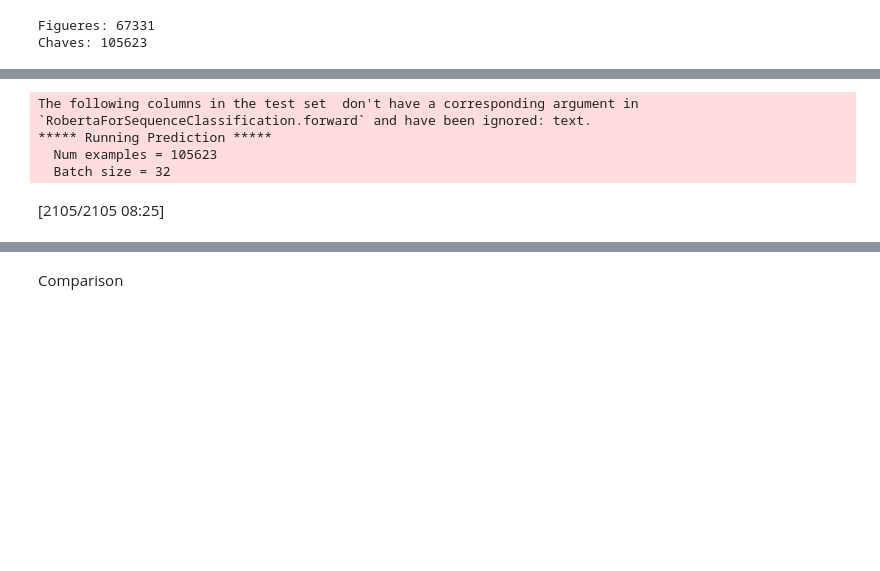
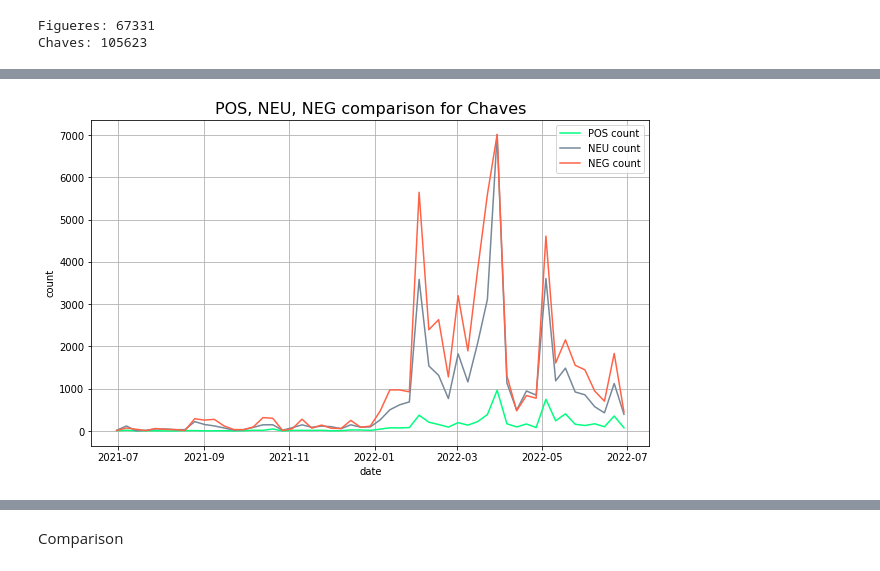
Before and after one commit to sergiolives19/Naveler, a Jupyter notebook: Costa Rica/Costa_Rica_candidates_analysis_2.ipynb, the cells around one changed output, grey strips where cells are left out. Saved outputs shown, nothing was run; the diff lists cells and outputs as text; code cells hidden in the pictures; blank space fills up the shorter version.

```diff
--- a/Costa Rica/Costa_Rica_candidates_analysis_2.ipynb
+++ b/Costa Rica/Costa_Rica_candidates_analysis_2.ipynb
@@ -139,17 +194,13 @@ for date, tweet, relevance in chaves_documents:
 chaves_prob_pos = []
 chaves_prob_neu = []
 chaves_prob_neg = []
+chaves_labels = []
 outputs = sentiment_analyzer.predict(chaves_texts)
 for output in outputs:
   chaves_prob_pos.append(output.probas["POS"])
   chaves_prob_neu.append(output.probas["NEU"])
   chaves_prob_neg.append(output.probas["NEG"])
+  chaves_labels.append(output.output)
-# %% [output]
-The following columns in the test set  don't have a corresponding argument in `RobertaForSequenceClassification.forward` and have been ignored: text.
-***** Running Prediction *****
-  Num examples = 105623
-  Batch size = 32
-[2105/2105 08:25]
 # %%
 chaves_scores = list(np.array(chaves_prob_pos) + 0.5*np.array(chaves_prob_neu)) #score = 1*prob_pos + 0.5*prob_neu + 0*prob_neg
 chaves_ponderated_scores = list(np.array(chaves_scores) + np.array(chaves_relevance)*np.array(chaves_scores)) #ponderated_score = score*(1+relevance)
@@ -189,0 +269,16 @@ chaves_volumes.append(count_)
+# %%
+colors = ['springgreen', 'lightslategrey', 'tomato']
+# %%
+fig, ax = plt.subplots()
+fig.set_size_inches(10, 6)
+ax.plot(chaves_reduced_dates, chaves_pos_count, color=colors[0])
+ax.plot(chaves_reduced_dates, chaves_neu_count, color=colors[1])
+ax.plot(chaves_reduced_dates, chaves_neg_count, color=colors[2])
+ax.set_title("POS, NEU, NEG comparison for Chaves", fontsize=16)
+ax.set_xlabel("date")
+ax.set_ylabel("count")
+plt.legend(["POS count", "NEU count", "NEG count"])
+plt.grid()
+plt.show()
+# %% [output]
+[figure, added]
```
Also changed, not shown: parts of 45 cells of this notebook.
